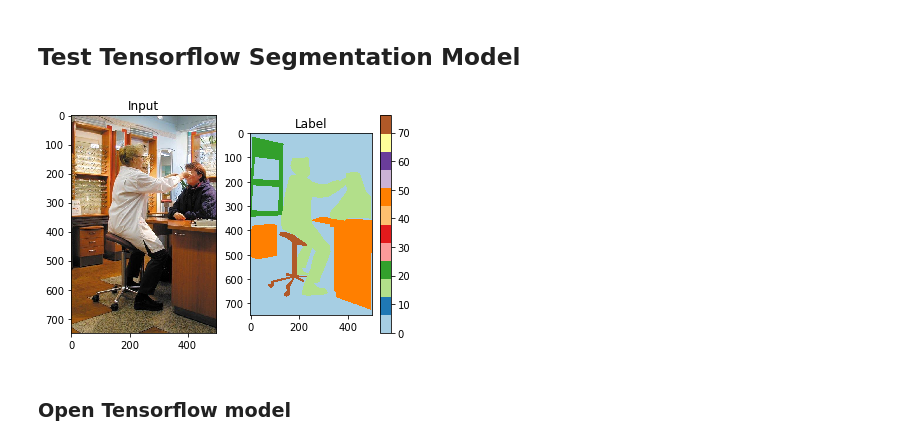
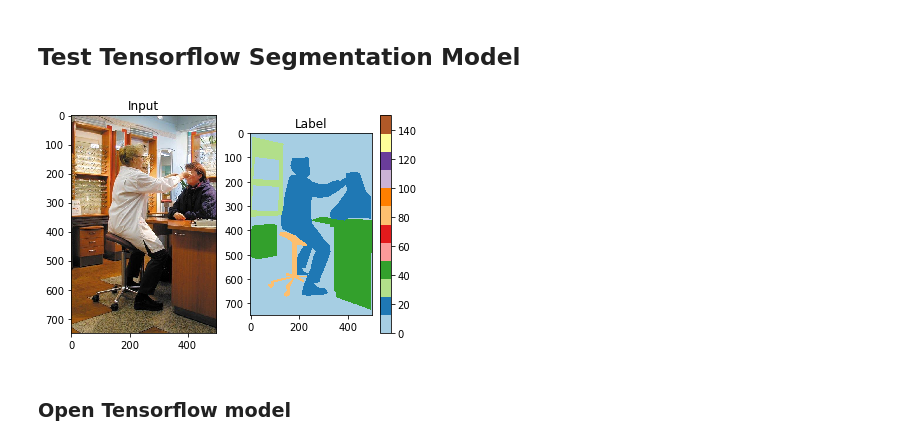
Before and after one commit to leonardoaraujosantos/LearnSegmentation, a Jupyter notebook: src/notebooks/Tensorflow_Segmentation.ipynb, the cells around one changed output. Cells and saved outputs as stored; diff of their text form; code cells hidden in the pictures.

```diff
--- a/src/notebooks/Tensorflow_Segmentation.ipynb
+++ b/src/notebooks/Tensorflow_Segmentation.ipynb
@@ -24,18 +24,19 @@ segmentation_type = 'segnet_connected_gate'
 # %%
 fig = plt.figure()
 a=fig.add_subplot(1,2,1)
 img_input = misc.imread(IMAGE_TEST)
 img_label = misc.imread(IMAGE_GT)
 plt.imshow(img_input)
 a.set_title('Input')
 a=fig.add_subplot(1,2,2)
-plt.imshow(img_label, cmap=cm.Paired ,vmin=np.min(img_label), vmax=np.max(img_label))
+#plt.imshow(img_label, cmap=cm.Paired ,vmin=np.min(img_label), vmax=np.max(img_label))
+plt.imshow(img_label, cmap=cm.Paired ,vmin=0, vmax=150)
 #plt.imshow(img_label)
 a.set_title('Label')
 plt.colorbar()
 plt.show()
 # %% [output]
-[figure, old version]
+[figure, new version]
 # %% [markdown]
 ### Open Tensorflow model
 # %%
```
Also changed, not shown: parts of 4 cells of this notebook.
